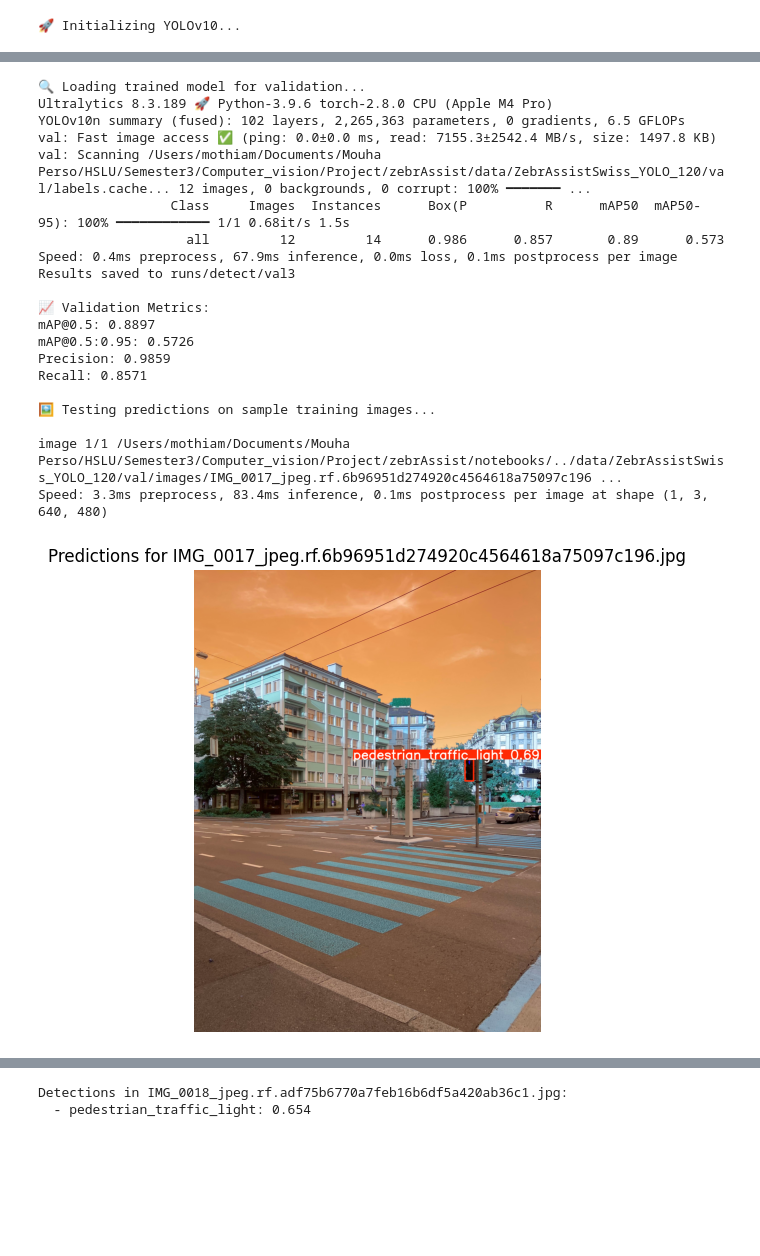
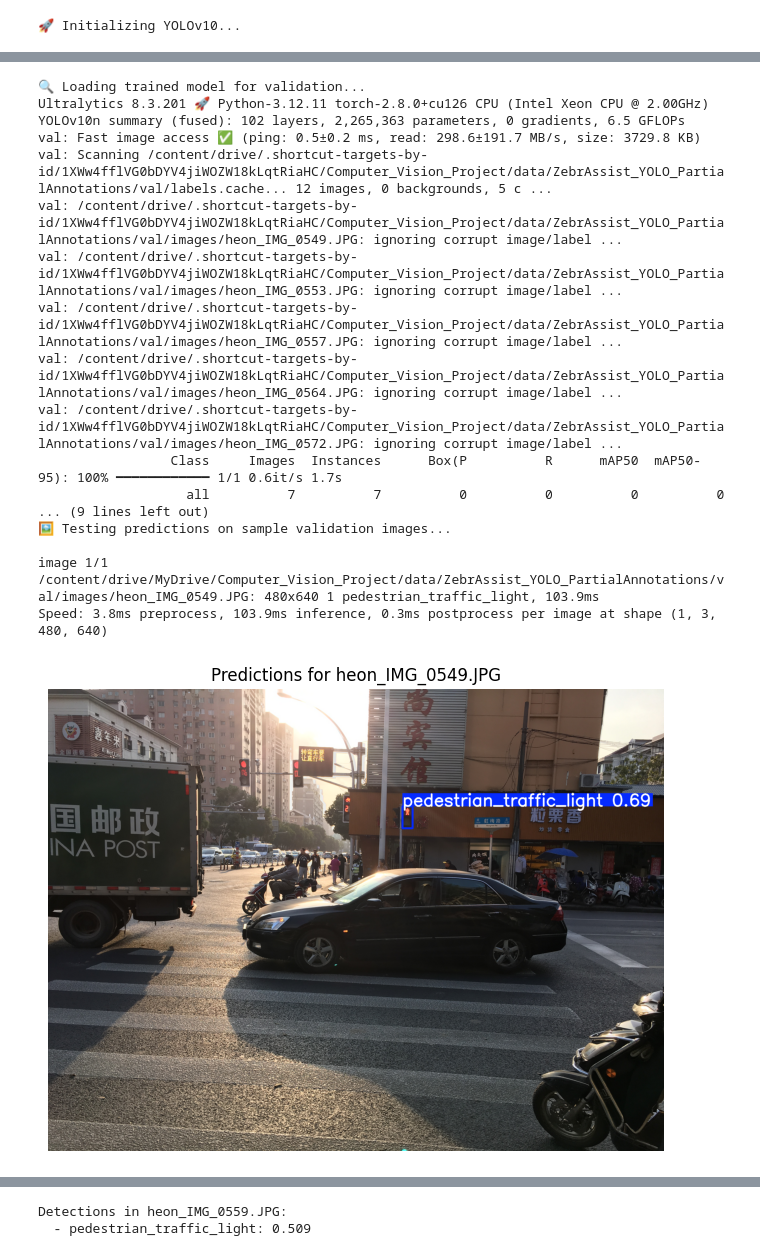
Before and after one commit to mansamoussa/zebrAssist, a Jupyter notebook: notebooks/1_Yolo_Pre_Finetuning.ipynb, the cells around one changed output, grey strips where cells are left out. Drawn from its saved outputs; the diff is of its cells as text; code cells hidden in the pictures; blank space fills up the shorter version.

```diff
--- a/notebooks/1_Yolo_Pre_Finetuning.ipynb
+++ b/notebooks/1_Yolo_Pre_Finetuning.ipynb
@@ -271,7 +286,7 @@ Speed: 1.8ms preprocess, 80.1ms inference, 0.1ms postprocess per image at shape
 # STEP 6: Validate and Test Model
 # =============================================================================
 if IN_COLAB:
-    best_model_path = f'/content/runs/{training_args["name"]}/weights/best.pt'
+    best_model_path = f'/content/drive/MyDrive/Computer_Vision_Project/trained_models/1_Yolo_FineTuned/weights/best.pt'
 else:
     best_model_path = f'./runs/detect/{training_args["name"]}/weights/best.pt'
 
@@ -279,8 +294,8 @@ if os.path.exists(best_model_path):
     print("\n🔍 Loading trained model for validation...")
     trained_model = YOLO(best_model_path)
 
-    # Validate the model
-    val_results = trained_model.val(data=temp_yaml_path)
+    # Validate the model (erzwinge CPU)
+    val_results = trained_model.val(data=temp_yaml_path, device="cpu")
 
     print(f"\n📈 Validation Metrics:")
     print(f"mAP@0.5: {val_results.box.map50:.4f}")
@@ -288,59 +303,56 @@ if os.path.exists(best_model_path):
     print(f"Precision: {val_results.box.mp:.4f}")
     print(f"Recall: {val_results.box.mr:.4f}")
 
-    # Test on training images (since dataset is small)
-    print("\n🖼️ Testing predictions on sample training images...")
+    # Test on validation images (since dataset is small)
+    print("\n🖼️ Testing predictions on sample validation images...")
 
     images_dir = f'{dataset_path}/val/images'
     sample_images = [f for f in os.listdir(images_dir)][:3]
 
     for img_name in sample_images:
         img_path = os.path.join(images_dir, img_name)
 
-        # Run prediction
-        results = trained_model(img_path, conf=0.25)
+        # Run prediction (CPU + confidence threshold)
+        results = trained_model(img_path, conf=0.25, device="cpu")
 
         # Display results
         annotated = results[0].plot()
         plt.figure(figsize=(10, 6))
-        plt.imshow(annotated)
+        plt.imshow(cv2.cvtColor(annotated, cv2.COLOR_BGR2RGB))
         plt.axis('off')
         plt.title(f'Predictions for {img_name}')
         plt.show()
 
         # Print detections
         boxes = results[0].boxes
         if boxes is not None and len(boxes) > 0:
             print(f"Detections in {img_name}:")
             for i, box in enumerate(boxes):
                 class_id = int(box.cls[0])
                 confidence = float(box.conf[0])
                 class_name = trained_model.names[class_id]
                 print(f"  - {class_name}: {confidence:.3f}")
         else:
             print(f"No detections in {img_name}")
 
 else:
     print("❌ Trained model weights not found. Cannot validate or test.")
 # %% [output]
 🔍 Loading trained model for validation...
-Ultralytics 8.3.189 🚀 Python-3.9.6 torch-2.8.0 CPU (Apple M4 Pro)
+Ultralytics 8.3.201 🚀 Python-3.12.11 torch-2.8.0+cu126 CPU (Intel Xeon CPU @ 2.00GHz)
 YOLOv10n summary (fused): 102 layers, 2,265,363 parameters, 0 gradients, 6.5 GFLOPs
-val: Fast image access ✅ (ping: 0.0±0.0 ms, read: 7155.3±2542.4 MB/s, size: 1497.8 KB)
-val: Scanning /Users/mothiam/Documents/Mouha Perso/HSLU/Semester3/Computer_vision/Project/zebrAssist/data/ZebrAssistSwiss_YOLO_120/val/labels.cache... 12 images, 0 backgrounds, 0 corrupt: 100% ━━━━━━━ ...
-                 Class     Images  Instances      Box(P          R      mAP50  mAP50-95): 100% ━━━━━━━━━━━━ 1/1 0.68it/s 1.5s
-                   all         12         14      0.986      0.857       0.89      0.573
-Speed: 0.4ms preprocess, 67.9ms inference, 0.0ms loss, 0.1ms postprocess per image
-Results saved to runs/detect/val3
+val: Fast image access ✅ (ping: 0.5±0.2 ms, read: 298.6±191.7 MB/s, size: 3729.8 KB)
+val: Scanning /content/drive/.shortcut-targets-by-id/1XWw4fflVG0bDYV4jiWOZW18kLqtRiaHC/Computer_Vision_Project/data/ZebrAssist_YOLO_PartialAnnotations/val/labels.cache... 12 images, 0 backgrounds, 5 c ...
+val: /content/drive/.shortcut-targets-by-id/1XWw4fflVG0bDYV4jiWOZW18kLqtRiaHC/Computer_Vision_Project/data/ZebrAssist_YOLO_PartialAnnotations/val/images/heon_IMG_0549.JPG: ignoring corrupt image/label ...
+val: /content/drive/.shortcut-targets-by-id/1XWw4fflVG0bDYV4jiWOZW18kLqtRiaHC/Computer_Vision_Project/data/ZebrAssist_YOLO_PartialAnnotations/val/images/heon_IMG_0553.JPG: ignoring corrupt image/label ...
+val: /content/drive/.shortcut-targets-by-id/1XWw4fflVG0bDYV4jiWOZW18kLqtRiaHC/Computer_Vision_Project/data/ZebrAssist_YOLO_PartialAnnotations/val/images/heon_IMG_0557.JPG: ignoring corrupt image/label ...
+val: /content/drive/.shortcut-targets-by-id/1XWw4fflVG0bDYV4jiWOZW18kLqtRiaHC/Computer_Vision_Project/data/ZebrAssist_YOLO_PartialAnnotations/val/images/heon_IMG_0564.JPG: ignoring corrupt image/label ...
+val: /content/drive/.shortcut-targets-by-id/1XWw4fflVG0bDYV4jiWOZW18kLqtRiaHC/Computer_Vision_Project/data/ZebrAssist_YOLO_PartialAnnotations/val/images/heon_IMG_0572.JPG: ignoring corrupt image/label ...
+                 Class     Images  Instances      Box(P          R      mAP50  mAP50-95): 100% ━━━━━━━━━━━━ 1/1 0.6it/s 1.7s
+                   all          7          7          0          0          0          0
+... (9 lines left out)
+🖼️ Testing predictions on sample validation images...
 
-📈 Validation Metrics:
-mAP@0.5: 0.8897
-mAP@0.5:0.95: 0.5726
-Precision: 0.9859
-Recall: 0.8571
-
-🖼️ Testing predictions on sample training images...
-
-image 1/1 /Users/mothiam/Documents/Mouha Perso/HSLU/Semester3/Computer_vision/Project/zebrAssist/notebooks/../data/ZebrAssistSwiss_YOLO_120/val/images/IMG_0017_jpeg.rf.6b96951d274920c4564618a75097c196 ...
-Speed: 3.3ms preprocess, 83.4ms inference, 0.1ms postprocess per image at shape (1, 3, 640, 480)
+image 1/1 /content/drive/MyDrive/Computer_Vision_Project/data/ZebrAssist_YOLO_PartialAnnotations/val/images/heon_IMG_0549.JPG: 480x640 1 pedestrian_traffic_light, 103.9ms
+Speed: 3.8ms preprocess, 103.9ms inference, 0.3ms postprocess per image at shape (1, 3, 480, 640)
-[figure, old version]
+[figure, new version]
@@ -359,5 +370,5 @@ Speed: 1.8ms preprocess, 80.9ms inference, 0.1ms postprocess per image at shape
-Detections in IMG_0018_jpeg.rf.adf75b6770a7feb16b6df5a420ab36c1.jpg:
-  - pedestrian_traffic_light: 0.654
+Detections in heon_IMG_0559.JPG:
+  - pedestrian_traffic_light: 0.509
 # %%
 # =============================================================================
 # STEP 7: Save Model to Google Drive
```
Also changed, not shown: parts of 10 cells of this notebook.
